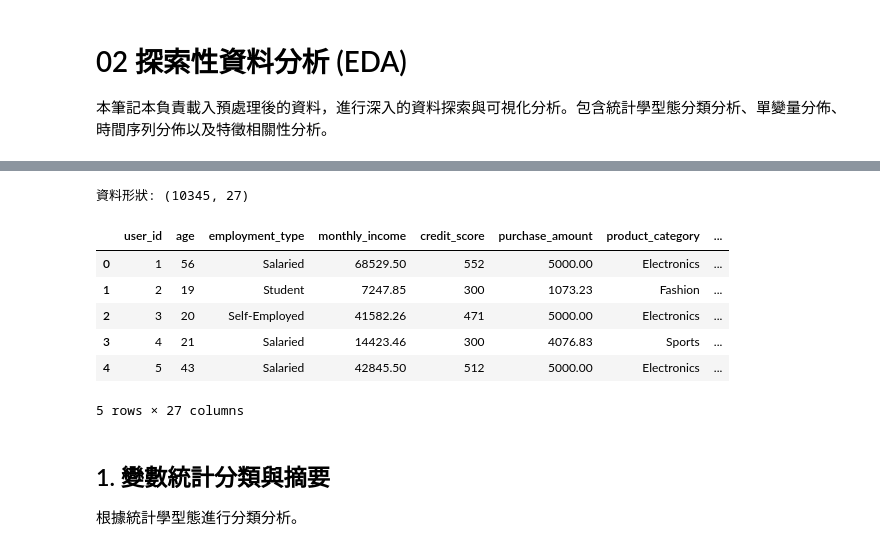
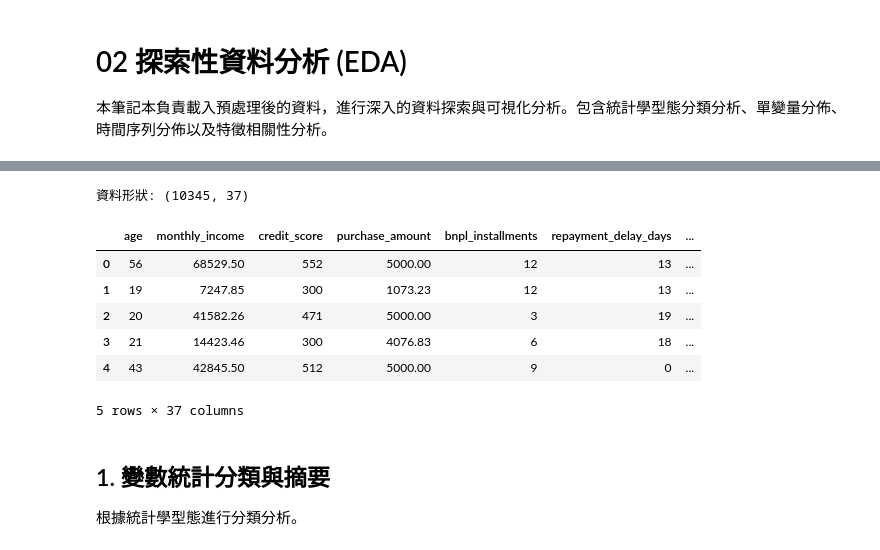
Before and after one commit to BobbleUnderBox/DataMiningG1FinalProject, a Jupyter notebook: notebooks/02_exploratory_data_analysis.ipynb, the cells around one changed output, grey strips where cells are left out. Drawn from its saved outputs; the diff is of its cells as text; code cells hidden in the pictures.

```diff
--- a/notebooks/02_exploratory_data_analysis.ipynb
+++ b/notebooks/02_exploratory_data_analysis.ipynb
@@ -34,7 +34,7 @@ print("✅ 環境初始化完成")
 ✅ 環境初始化完成
 # %%
 # 載入預處理後的資料
-df = loader.load_interim_data("01_preprocessed.csv")
+df = loader.load_processed_data("01_preprocessed.csv")
 print(f"資料形狀: {df.shape}")
 display(df.head())
 # %% [output]
@@ -43,11 +43,11 @@ display(df.head())
-資料形狀: (10345, 27)
+資料形狀: (10345, 37)
-|  | user_id | age | employment_type | monthly_income | credit_score | purchase_amount | product_category | ... |
-| 0 | 1 | 56 | Salaried | 68529.50 | 552 | 5000.00 | Electronics | ... |
-| 1 | 2 | 19 | Student | 7247.85 | 300 | 1073.23 | Fashion | ... |
-| 2 | 3 | 20 | Self-Employed | 41582.26 | 471 | 5000.00 | Electronics | ... |
-| 3 | 4 | 21 | Salaried | 14423.46 | 300 | 4076.83 | Sports | ... |
-| 4 | 5 | 43 | Salaried | 42845.50 | 512 | 5000.00 | Electronics | ... |
+|  | age | monthly_income | credit_score | purchase_amount | bnpl_installments | repayment_delay_days | ... |
+| 0 | 56 | 68529.50 | 552 | 5000.00 | 12 | 13 | ... |
+| 1 | 19 | 7247.85 | 300 | 1073.23 | 12 | 13 | ... |
+| 2 | 20 | 41582.26 | 471 | 5000.00 | 3 | 19 | ... |
+| 3 | 21 | 14423.46 | 300 | 4076.83 | 6 | 18 | ... |
+| 4 | 43 | 42845.50 | 512 | 5000.00 | 9 | 0 | ... |
-5 rows × 27 columns
+5 rows × 37 columns
 # %% [markdown]
 ## 1. 變數統計分類與摘要
 根據統計學型態進行分類分析。
```
Also changed, not shown: parts of 4 cells of this notebook, 4 other files.
